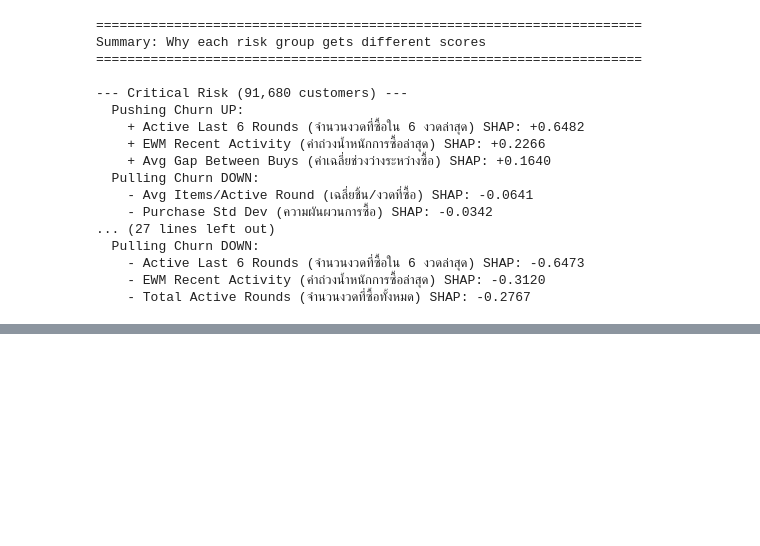
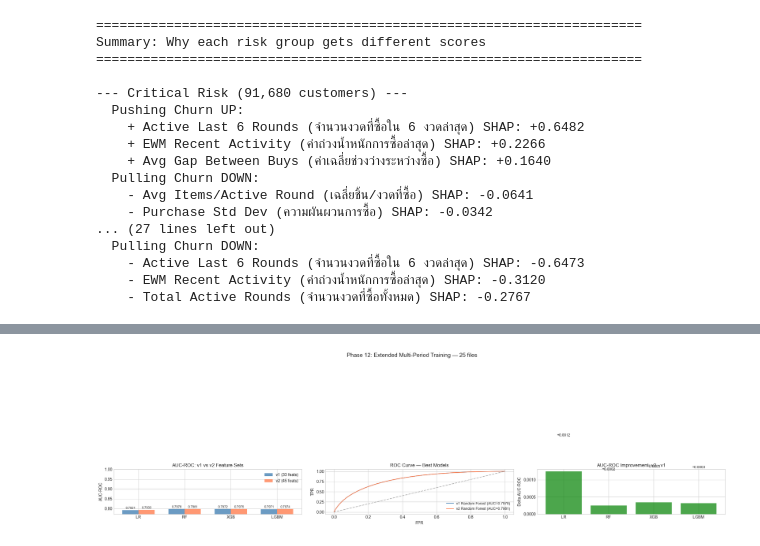
Before and after one commit to natpaphonn-ctrl/ChurnCustomer, a Jupyter notebook: Churn_Analysis.ipynb, the cells around one changed output, grey strips where cells are left out. Saved outputs shown, nothing was run; the diff lists cells and outputs as text; code cells hidden in the pictures; blank space fills up the shorter version.

```diff
--- a/Churn_Analysis.ipynb
+++ b/Churn_Analysis.ipynb
@@ -2262,12 +2262,12 @@ print(f"Cluster Breakdown per File — Churn Rate + ArrayPurchase Pattern")
 print(f"{'='*120}")
 
 file_short_name = {
-    'Churn_1216_0102.csv':  'P1 (ซื้อ 1216→0102)',
-    'Churn_0102_0117.csv':  'P2 (ซื้อ 0102→0117)',
-    'Churn_0117_0201.csv':  'P3 (ซื้อ 0117→0201)',
-    'Churn_0201_0216.csv':  'P4 (ซื้อ 0201→0216)',
-    'Churn_0216_0301.csv':  'P5 (ซื้อ 0216→0301)',
-    'Churn_Pred_0316.csv':  'Pred (ซื้อ 0301→ทำนาย 0316)',
+    'Churn_2025_1216_0102.csv':  'P1 (ซื้อ 1216→0102)',
+    'Churn_2026_0102_0117.csv':  'P2 (ซื้อ 0102→0117)',
+    'Churn_2026_0117_0201.csv':  'P3 (ซื้อ 0117→0201)',
+    'Churn_2026_0201_0216.csv':  'P4 (ซื้อ 0201→0216)',
+    'Churn_2026_0216_0301.csv':  'P5 (ซื้อ 0216→0301)',
+    'Churn_Pred_2026_0316.csv':  'Pred (ซื้อ 0301→ทำนาย 0316)',
 }
 
 for fname in file_short_name:
@@ -2306,11 +2306,11 @@ for fname in file_short_name:
 
 # --- ArrayPurchase samples per cluster (from prediction file) ---
 print(f"\n{'='*120}")
-print(f"ArrayPurchase Samples — จากไฟล์ Churn_Pred_0316.csv (ลูกค้าซื้องวด 0301)")
+print(f"ArrayPurchase Samples — จากไฟล์ Churn_Pred_2026_0316.csv (ลูกค้าซื้องวด 0301)")
 print(f"(█=ซื้อ ░=ไม่ซื้อ — last 30 rounds)")
 print(f"{'='*120}")
 
-pred_mask = meta_df['file'] == 'Churn_Pred_0316.csv'
+pred_mask = meta_df['file'] == 'Churn_Pred_2026_0316.csv'
 for ci in cluster_info:
     c = ci['Cluster']
     cmask = pred_mask & (meta_df['cluster'] == c)
@@ -2381,8 +2381,8 @@ Cluster Breakdown per File — Churn Rate + ArrayPurchase Pattern
 # === Phase 10: Revenue at Risk — โหลดข้อมูลและคำนวณ ===
 
 # โหลดข้อมูลลูกค้างวด 0301 (ไฟล์ prediction ที่มีประวัติซื้อ)
-pred_raw = pd.read_csv('Churn_Pred_0316.csv')
-risk_df = pd.read_csv('Churn_RiskScore_0316.csv')
+pred_raw = pd.read_csv('Churn_Pred_2026_0316.csv')
+risk_df = pd.read_csv('Churn_RiskScore_2026_0316.csv')
 
 # Merge risk score กับข้อมูลดิบ
 merged = pred_raw.merge(risk_df[['userNo', 'churn_score_rf_multi', 'risk_level',
@@ -2983,0 +3469,65 @@ Wall time: 1min 20s
+# %%
+# === Visualization: 3-panel comparison ===
+fig, axes = plt.subplots(1, 3, figsize=(22, 6))
+
+# Panel 1: Bar chart — AUC-ROC by model × feature set
+ax = axes[0]
+model_names = ['Logistic Regression', 'Random Forest', 'XGBoost', 'LightGBM']
+x_pos = np.arange(len(model_names))
+width = 0.35
+bars1 = [res_v1.loc[res_v1['Model'] == m, 'AUC-ROC'].values[0] for m in model_names]
+bars2 = [res_v2.loc[res_v2['Model'] == m, 'AUC-ROC'].values[0] for m in model_names]
+ax.bar(x_pos - width/2, bars1, width, label='v1 (33 feats)', color='steelblue', alpha=0.8)
+ax.bar(x_pos + width/2, bars2, width, label='v2 (45 feats)', color='coral', alpha=0.8)
+ax.set_xticks(x_pos)
+ax.set_xticklabels(['LR', 'RF', 'XGB', 'LGBM'])
+ax.set_ylabel('AUC-ROC')
+ax.set_title('AUC-ROC: v1 vs v2 Feature Sets')
+ax.legend()
+y_min = min(min(bars1), min(bars2)) - 0.02
+ax.set_ylim(y_min, 1.0)
+for i, (b1, b2) in enumerate(zip(bars1, bars2)):
+    ax.text(i - width/2, b1 + 0.003, f'{b1:.4f}', ha='center', va='bottom', fontsize=8)
+    ax.text(i + width/2, b2 + 0.003, f'{b2:.4f}', ha='center', va='bottom', fontsize=8)
+
+# Panel 2: ROC curves — best model from each set
+ax = axes[1]
+best_v1_name = res_v1.sort_values('AUC-ROC', ascending=False).iloc[0]['Model']
+best_v2_name = res_v2.sort_values('AUC-ROC', ascending=False).iloc[0]['Model']
+for label, models_dict, scaler_ext, X_test, y_test, bname, color in [
+    ('v1', models_v1_ext, scaler_v1_ext, X_test_v1, y_test_v1, best_v1_name, 'steelblue'),
+    ('v2', models_v2_ext, scaler_v2_ext, X_test_v2, y_test_v2, best_v2_name, 'coral'),
+]:
+    dtype, model = models_dict[bname]
+    Xt = scaler_ext.transform(X_test) if dtype == 'scaled' else X_test.values
+    probs = model.predict_proba(Xt)[:, 1]
+    fpr, tpr, _ = roc_curve(y_test, probs)
+    auc_val = roc_auc_score(y_test, probs)
+    ax.plot(fpr, tpr, color=color, label=f'{label} {bname} (AUC={auc_val:.4f})')
+ax.plot([0,1],[0,1],'k--', alpha=0.3)
+ax.set_xlabel('FPR'); ax.set_ylabel('TPR')
+ax.set_title('ROC Curve — Best Models')
+ax.legend(fontsize=9)
+
+# Panel 3: Delta bar chart (v2 - v1)
+ax = axes[2]
+deltas = [res_v2.loc[res_v2['Model'] == m, 'AUC-ROC'].values[0] -
+          res_v1.loc[res_v1['Model'] == m, 'AUC-ROC'].values[0] for m in model_names]
+colors = ['green' if d >= 0 else 'red' for d in deltas]
+ax.bar(x_pos, deltas, color=colors, alpha=0.7)
+ax.set_xticks(x_pos)
+ax.set_xticklabels(['LR', 'RF', 'XGB', 'LGBM'])
+ax.set_ylabel('Delta AUC-ROC')
+ax.set_title('AUC-ROC Improvement: v2 - v1')
+ax.axhline(y=0, color='black', linewidth=0.5)
+for i, d in enumerate(deltas):
+    ax.text(i, d + 0.001 * (1 if d >= 0 else -1), f'{d:+.4f}',
+            ha='center', va='bottom' if d >= 0 else 'top', fontsize=9)
+
+plt.suptitle('Phase 12: Extended Multi-Period Training — 25 files', fontsize=14, y=1.02)
+plt.tight_layout()
+plt.savefig('charts/phase12_comparison.png', dpi=150, bbox_inches='tight')
+plt.show()
+print('Saved: charts/phase12_comparison.png')
+# %% [output]
+[figure, added]
```
Also changed, not shown: parts of 30 cells of this notebook, 4 other files.
